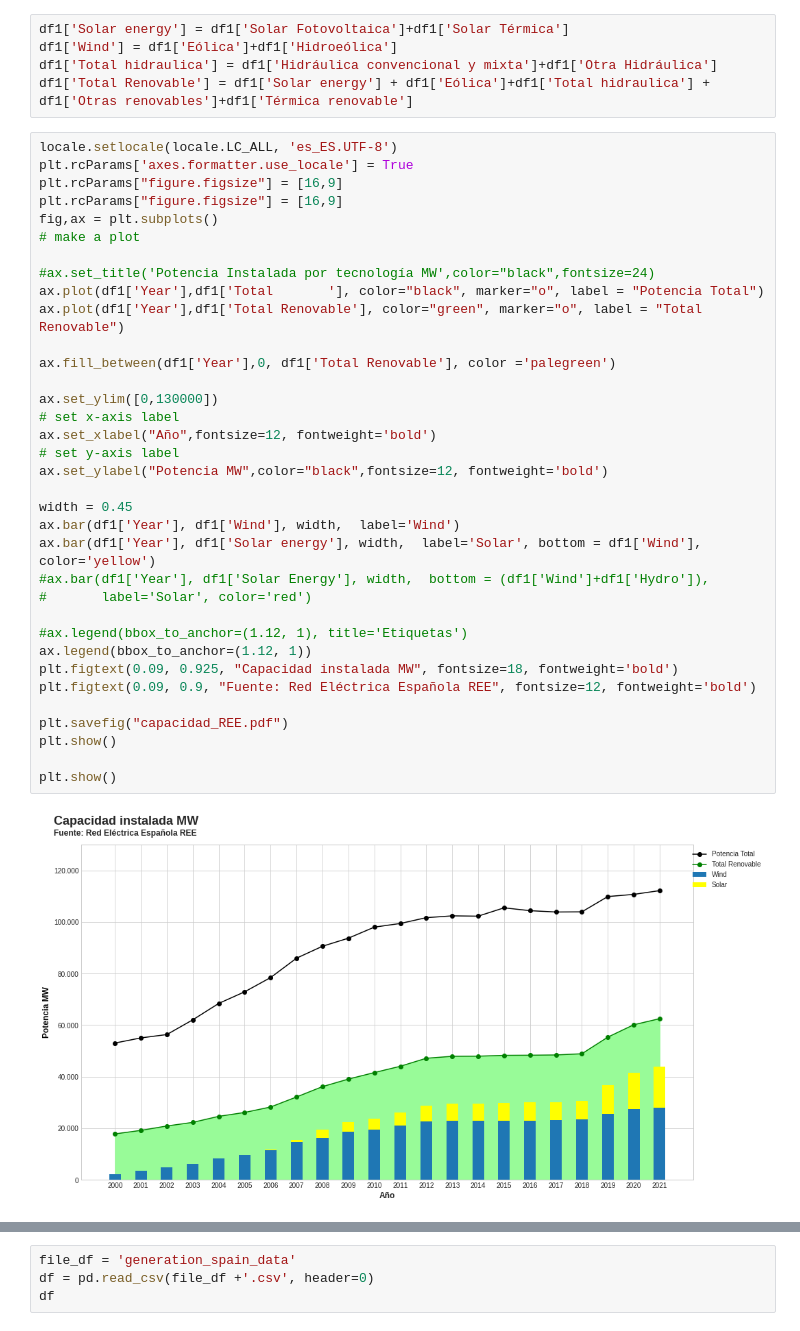
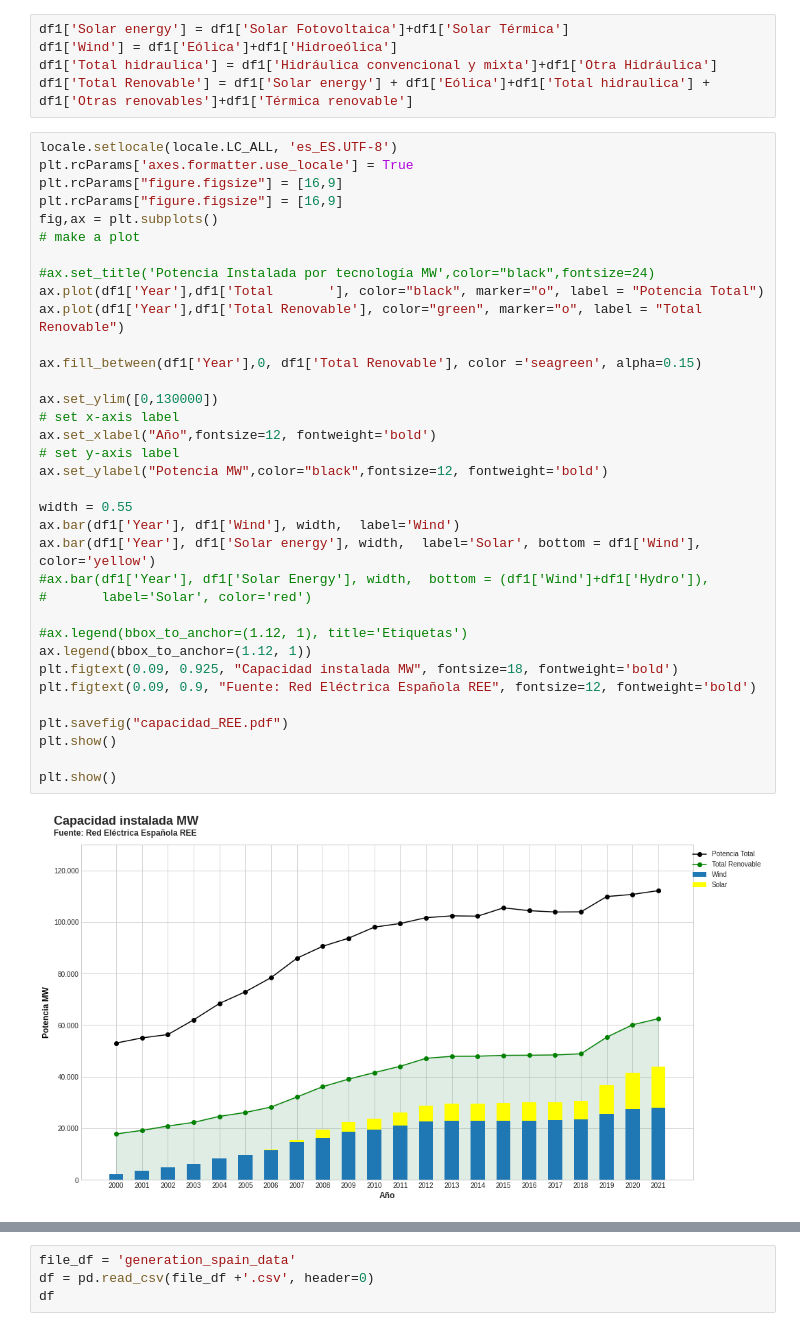
Before and after one commit to castorgit/Renewables-stats, a Jupyter notebook: Renewables_spain_increase.ipynb, the cells around one changed output, grey strips where cells are left out. Cells and saved outputs as stored; diff of their text form.

Commit message:
final figures

```diff
--- a/Renewables_spain_increase.ipynb
+++ b/Renewables_spain_increase.ipynb
@@ -48,33 +48,33 @@ plt.rcParams["figure.figsize"] = [16,9]
 plt.rcParams["figure.figsize"] = [16,9]
 fig,ax = plt.subplots()
 # make a plot
 
 #ax.set_title('Potencia Instalada por tecnología MW',color="black",fontsize=24)
 ax.plot(df1['Year'],df1['Total       '], color="black", marker="o", label = "Potencia Total")
 ax.plot(df1['Year'],df1['Total Renovable'], color="green", marker="o", label = "Total Renovable")
 
-ax.fill_between(df1['Year'],0, df1['Total Renovable'], color ='palegreen')
+ax.fill_between(df1['Year'],0, df1['Total Renovable'], color ='seagreen', alpha=0.15)
 
 ax.set_ylim([0,130000])
 # set x-axis label
 ax.set_xlabel("Año",fontsize=12, fontweight='bold')
 # set y-axis label
 ax.set_ylabel("Potencia MW",color="black",fontsize=12, fontweight='bold')
 
-width = 0.45
+width = 0.55
 ax.bar(df1['Year'], df1['Wind'], width,  label='Wind')
 ax.bar(df1['Year'], df1['Solar energy'], width,  label='Solar', bottom = df1['Wind'], color='yellow')
 #ax.bar(df1['Year'], df1['Solar Energy'], width,  bottom = (df1['Wind']+df1['Hydro']),
 #       label='Solar', color='red')
 
 #ax.legend(bbox_to_anchor=(1.12, 1), title='Etiquetas')
 ax.legend(bbox_to_anchor=(1.12, 1))
 plt.figtext(0.09, 0.925, "Capacidad instalada MW", fontsize=18, fontweight='bold')
 plt.figtext(0.09, 0.9, "Fuente: Red Eléctrica Española REE", fontsize=12, fontweight='bold')
 
 plt.savefig("capacidad_REE.pdf")
 plt.show()
 
 plt.show()
 # %% [output]
-[figure, old version]
+[figure, new version]
```
Also changed, not shown: parts of 5 cells of this notebook.
